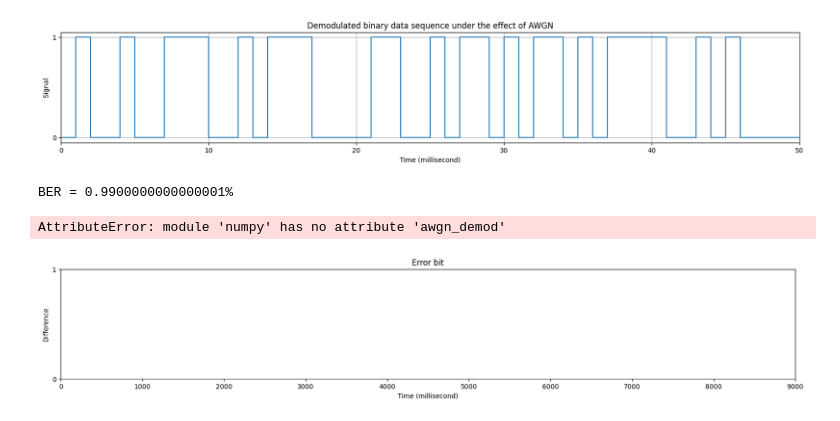
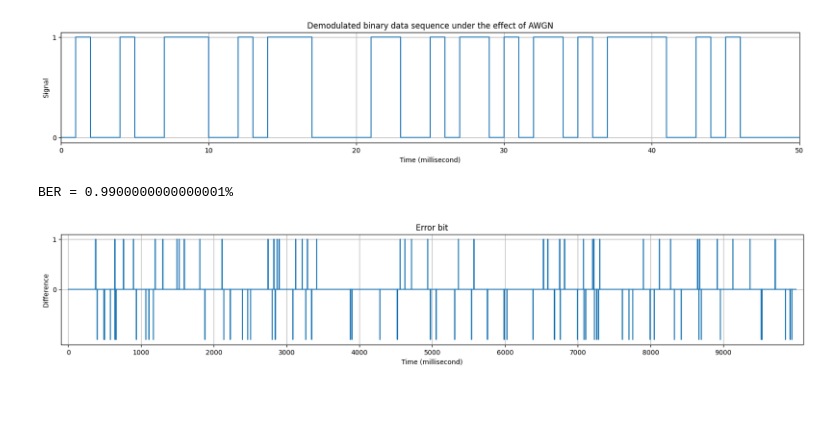
Before and after one commit to lightningdhna/KTTT, a Jupyter notebook: PSK.ipynb, the cells around one changed output. Drawn from its saved outputs; the diff is of its cells as text; code cells hidden in the pictures.

```diff
--- a/PSK.ipynb
+++ b/PSK.ipynb
@@ -153,25 +153,24 @@ plt.show()
 # %%
 #Numerically compute the error probability
 Pb = np.count_nonzero(awgn_demod - x)/len(x)
 print(f"BER = {Pb * 100}%")
 
 plt.figure(figsize = (20, 3))
 plt.title('Error bit')
 plt.xticks(1000*np.arange(0,Tb*n,Tb*1000))
 # plt.xlim(0,100)
 plt.xlabel('Time (millisecond)')
 plt.ylabel('Difference')
 plt.yticks([0,1])
 
-plt.step(1000*np.arange(0,Tb*n,Tb), np. awgn_demod-x)
+plt.step(1000*np.arange(0,Tb*n,Tb), awgn_demod-x)
 # plt.step(1000*np.arange(0,Tb*n,Tb), x )
 
 plt.margins(x=0.01, y=0.05)
 plt.grid(True)
 # %% [output]
 BER = 0.9900000000000001%
-AttributeError: module 'numpy' has no attribute 'awgn_demod'
-[figure, old version]
+[figure, new version]
 # %%
 # Generate BER simulation for 2-PSK
 E1 = np.trapz((c1**2)[0:nb])    # energy per bit for bit 0
```
Also changed, not shown: parts of 1 cell of this notebook, 1 other file.
